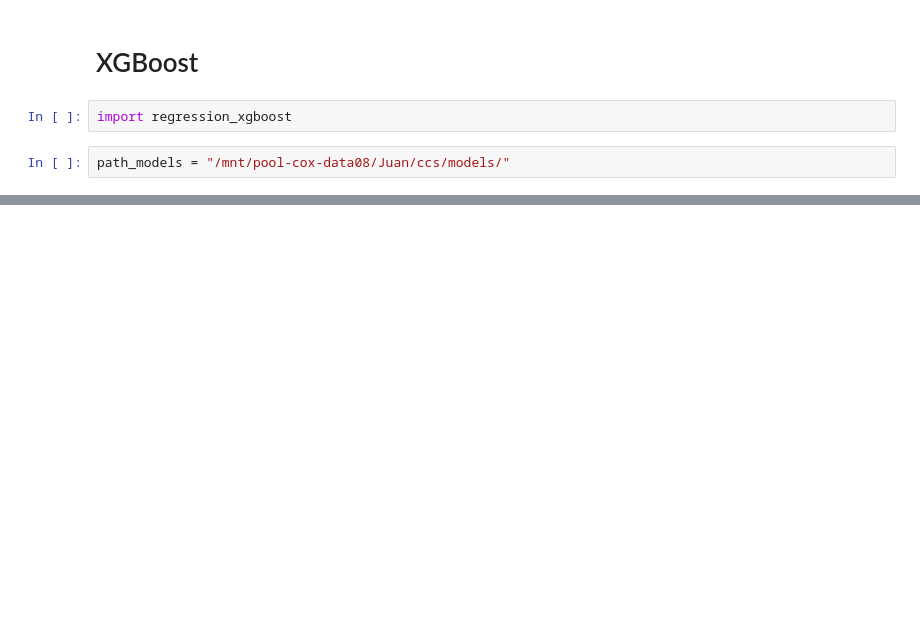
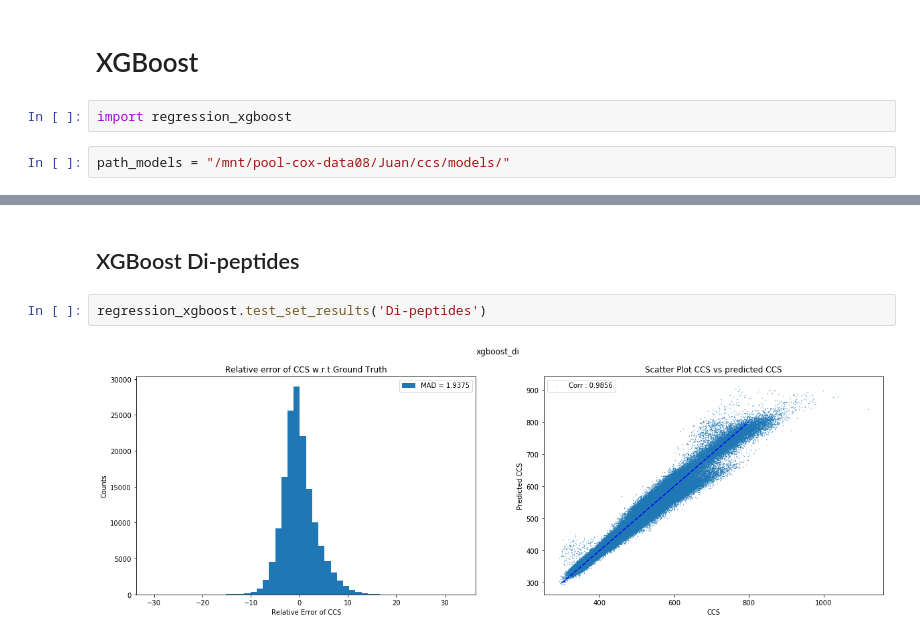
Before and after one commit to jlrestrepol/ccs, a Jupyter notebook: code/CCS_prediction.ipynb, the cells around one changed output, grey strips where cells are left out. Cells and saved outputs as stored; diff of their text form; blank space fills up the shorter version.

```diff
--- a/code/CCS_prediction.ipynb
+++ b/code/CCS_prediction.ipynb
@@ -42,0 +60,6 @@ path_models = "/mnt/pool-cox-data08/Juan/ccs/models/"
+# %% [markdown]
+## XGBoost Di-peptides
+# %%
+regression_xgboost.test_set_results('Di-peptides')
+# %% [output]
+[figure, added]
```
Also changed, not shown: parts of 26 cells of this notebook.
